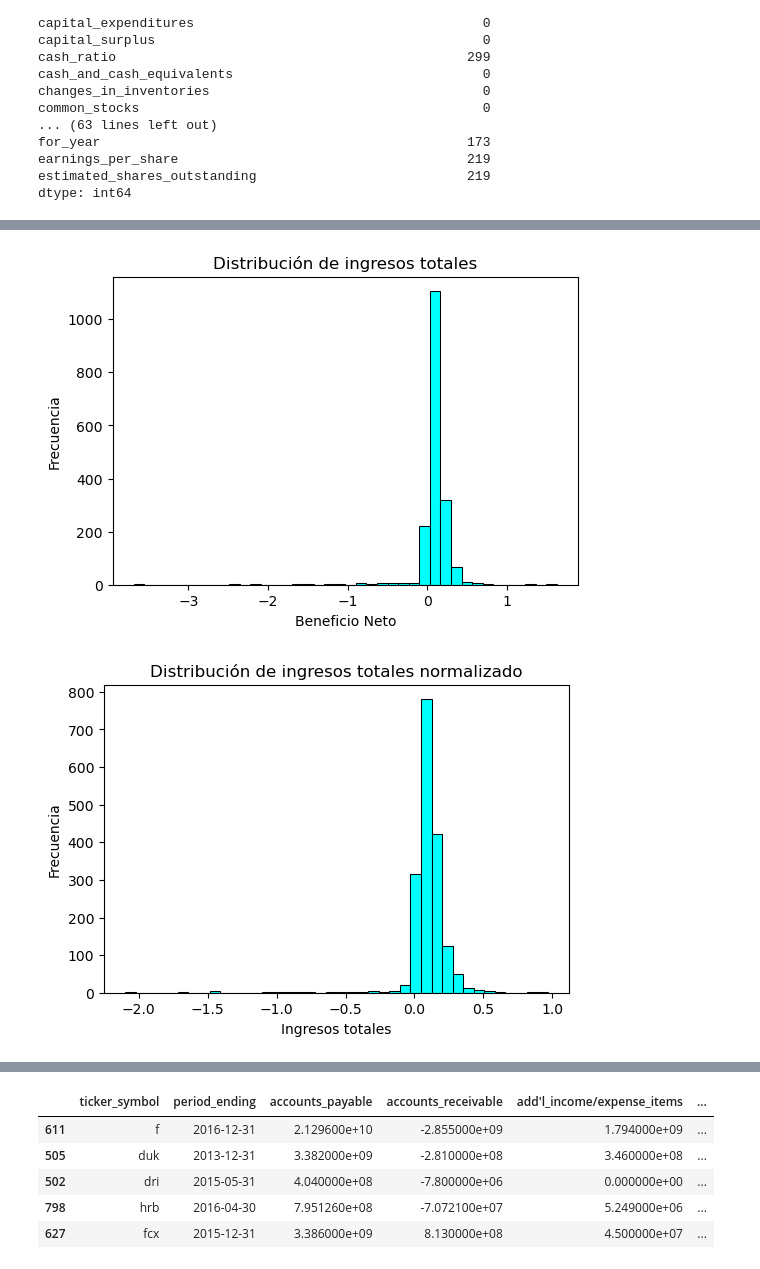
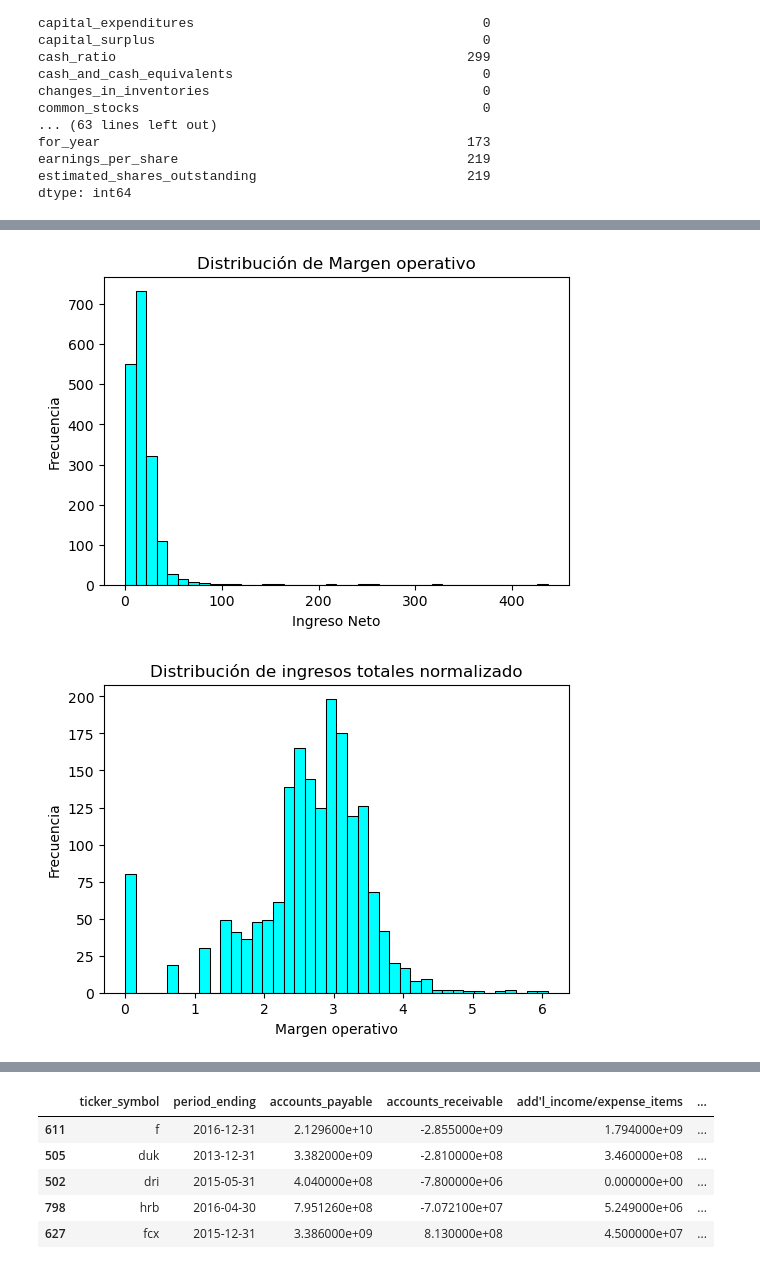
Before and after one commit to jose-prieto/DataScienceCourseTasks, a Jupyter notebook: Task #6 - Results/Entregable 6/Cuarta práctica que empieza donde terminó la segunda.ipynb, the cells around one changed output, grey strips where cells are left out. Saved outputs shown, nothing was run; the diff lists cells and outputs as text; code cells hidden in the pictures.

```diff
--- a/Task #6 - Results/Entregable 6/Cuarta práctica que empieza donde terminó la segunda.ipynb
+++ b/Task #6 - Results/Entregable 6/Cuarta práctica que empieza donde terminó la segunda.ipynb
@@ -175,7 +173,3 @@ for_year                                               173
 earnings_per_share                                     219
 estimated_shares_outstanding                           219
 dtype: int64
-# %%
-#Procedemos a crear una nueva columna con el cáculo anteriormente mencionado
-bolsa['beneficioNeto'] = bolsa['net_income'] / bolsa['total_revenue']
-bolsa.head()
@@ -212,34 +179,34 @@ dtype: int64
 
 plt.figure(figsize=(6, 4))
 
-sns.histplot(bolsa.beneficioNeto, bins=40, color='cyan', alpha=1)
+sns.histplot(bolsa.operating_margin, bins=40, color='cyan', alpha=1)
 
 plt.ylabel('Frecuencia')
 
-plt.xlabel('Beneficio Neto')
+plt.xlabel('Ingreso Neto')
 
-plt.title('Distribución de ingresos totales')
+plt.title('Distribución de Margen operativo')
 
 plt.show()
 # %% [output]
-[figure, old version]
+[figure, new version]
 # %%
 #Dado que en ambos gráficos se observa una distribución sesgada se procede a aplicar una normalización logaritmica y con ello,
 #luego lograr obtener una estimación más precisa de las variables
 #procedemos a graficar los ingresos totales
 
-log_price = np.log1p(bolsa.beneficioNeto)
+log_price = np.log1p(bolsa.operating_margin)
 
 plt.figure(figsize=(6, 4))
 
 sns.histplot(log_price, bins=40, color='cyan', alpha=1)
 
 plt.ylabel('Frecuencia')
 
-plt.xlabel('Ingresos totales')
+plt.xlabel('Margen operativo')
 
 plt.title('Distribución de ingresos totales normalizado')
 
 plt.show()
 # %% [output]
-[figure, old version]
+[figure, new version]
```
Also changed, not shown: parts of 23 cells of this notebook.
